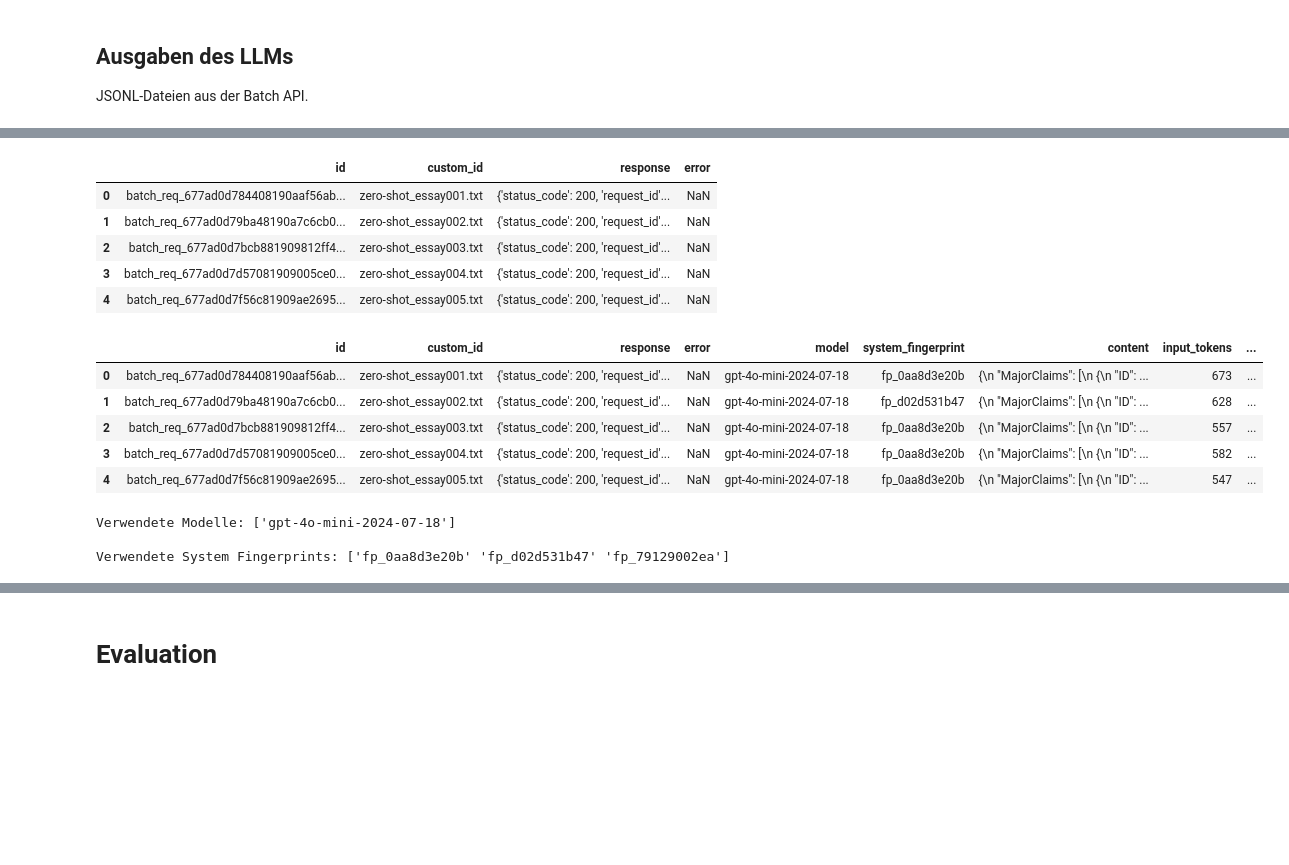
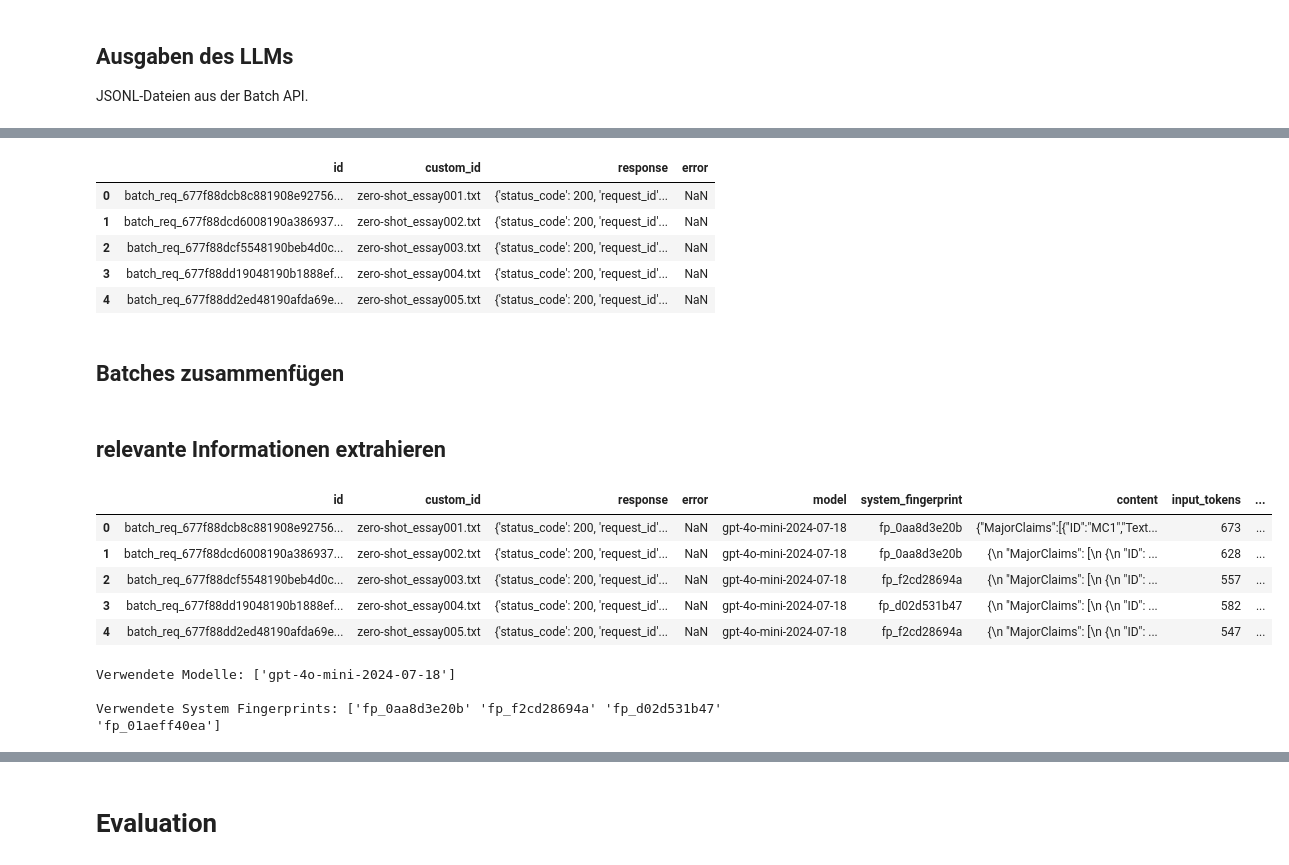
Before and after one commit to BF-DS/argument-mining, a Jupyter notebook: evaluation.ipynb, the cells around one changed output, grey strips where cells are left out. Cells and saved outputs as stored; diff of their text form; code cells hidden in the pictures; blank space fills up the shorter version.

```diff
--- a/evaluation.ipynb
+++ b/evaluation.ipynb
@@ -187,10 +221,12 @@ jsonl_files_directory_list
 # %%
-zs_df = pd.read_json(jsonl_files_directory_list[0], lines=True)
-zs_df.head()
+batch_output_1 = pd.read_json("batch_api/output/output-batch-1.jsonl", lines=True)
+batch_output_1.head()
 # %% [output]
 |  | id | custom_id | response | error |
-| 0 | batch_req_677ad0d784408190aaf56ab... | zero-shot_essay001.txt | {'status_code': 200, 'request_id'... | NaN |
-| 1 | batch_req_677ad0d79ba48190a7c6cb0... | zero-shot_essay002.txt | {'status_code': 200, 'request_id'... | NaN |
-| 2 | batch_req_677ad0d7bcb881909812ff4... | zero-shot_essay003.txt | {'status_code': 200, 'request_id'... | NaN |
-| 3 | batch_req_677ad0d7d57081909005ce0... | zero-shot_essay004.txt | {'status_code': 200, 'request_id'... | NaN |
-| 4 | batch_req_677ad0d7f56c81909ae2695... | zero-shot_essay005.txt | {'status_code': 200, 'request_id'... | NaN |
+| 0 | batch_req_677f88dcb8c881908e92756... | zero-shot_essay001.txt | {'status_code': 200, 'request_id'... | NaN |
+| 1 | batch_req_677f88dcd6008190a386937... | zero-shot_essay002.txt | {'status_code': 200, 'request_id'... | NaN |
+| 2 | batch_req_677f88dcf5548190beb4d0c... | zero-shot_essay003.txt | {'status_code': 200, 'request_id'... | NaN |
+| 3 | batch_req_677f88dd19048190b1888ef... | zero-shot_essay004.txt | {'status_code': 200, 'request_id'... | NaN |
+| 4 | batch_req_677f88dd2ed48190afda69e... | zero-shot_essay005.txt | {'status_code': 200, 'request_id'... | NaN |
+# %% [markdown]
+## Batches zusammenfügen
@@ -197,24 +237,26 @@ zs_df.head()
+# %% [markdown]
+## relevante Informationen extrahieren
 # %%
 def extract_response_info(response):
     response_json = response
     model = response_json['body']['model']
     system_fingerprint = response_json['body']['system_fingerprint']
     content = response_json['body']['choices'][0]['message']['content']
     prompt_tokens = response_json['body']['usage']['prompt_tokens']
     completion_tokens = response_json['body']['usage']['completion_tokens']
     total_tokens = response_json['body']['usage']['total_tokens']
     promot_token_details = response_json['body']['usage']['prompt_tokens_details']
     completion_token_details = response_json['body']['usage']['completion_tokens_details']
 
 
     return pd.Series([model, system_fingerprint, content, prompt_tokens, completion_tokens, total_tokens, promot_token_details, completion_token_details])
 
-zs_df[['model','system_fingerprint', 'content', 'input_tokens', 'output_tokens', 'total_tokens', 'prompt_token_details', 'completion_token_details']] = zs_df['response'].apply(extract_response_info)
-zs_df.head()
+batch_output_1[['model','system_fingerprint', 'content', 'input_tokens', 'output_tokens', 'total_tokens', 'prompt_token_details', 'completion_token_details']] = batch_output_1['response'].apply(extract_response_info)
+batch_output_1.head()
 # %% [output]
 |  | id | custom_id | response | error | model | system_fingerprint | content | input_tokens | ... |
-| 0 | batch_req_677ad0d784408190aaf56ab... | zero-shot_essay001.txt | {'status_code': 200, 'request_id'... | NaN | gpt-4o-mini-2024-07-18 | fp_0aa8d3e20b | {\n "MajorClaims": [\n {\n "ID": ... | 673 | ... |
-| 1 | batch_req_677ad0d79ba48190a7c6cb0... | zero-shot_essay002.txt | {'status_code': 200, 'request_id'... | NaN | gpt-4o-mini-2024-07-18 | fp_d02d531b47 | {\n "MajorClaims": [\n {\n "ID": ... | 628 | ... |
-| 2 | batch_req_677ad0d7bcb881909812ff4... | zero-shot_essay003.txt | {'status_code': 200, 'request_id'... | NaN | gpt-4o-mini-2024-07-18 | fp_0aa8d3e20b | {\n "MajorClaims": [\n {\n "ID": ... | 557 | ... |
-| 3 | batch_req_677ad0d7d57081909005ce0... | zero-shot_essay004.txt | {'status_code': 200, 'request_id'... | NaN | gpt-4o-mini-2024-07-18 | fp_0aa8d3e20b | {\n "MajorClaims": [\n {\n "ID": ... | 582 | ... |
-| 4 | batch_req_677ad0d7f56c81909ae2695... | zero-shot_essay005.txt | {'status_code': 200, 'request_id'... | NaN | gpt-4o-mini-2024-07-18 | fp_0aa8d3e20b | {\n "MajorClaims": [\n {\n "ID": ... | 547 | ... |
+| 0 | batch_req_677f88dcb8c881908e92756... | zero-shot_essay001.txt | {'status_code': 200, 'request_id'... | NaN | gpt-4o-mini-2024-07-18 | fp_0aa8d3e20b | {"MajorClaims":[{"ID":"MC1","Text... | 673 | ... |
+| 1 | batch_req_677f88dcd6008190a386937... | zero-shot_essay002.txt | {'status_code': 200, 'request_id'... | NaN | gpt-4o-mini-2024-07-18 | fp_0aa8d3e20b | {\n "MajorClaims": [\n {\n "ID": ... | 628 | ... |
+| 2 | batch_req_677f88dcf5548190beb4d0c... | zero-shot_essay003.txt | {'status_code': 200, 'request_id'... | NaN | gpt-4o-mini-2024-07-18 | fp_f2cd28694a | {\n "MajorClaims": [\n {\n "ID": ... | 557 | ... |
+| 3 | batch_req_677f88dd19048190b1888ef... | zero-shot_essay004.txt | {'status_code': 200, 'request_id'... | NaN | gpt-4o-mini-2024-07-18 | fp_d02d531b47 | {\n "MajorClaims": [\n {\n "ID": ... | 582 | ... |
+| 4 | batch_req_677f88dd2ed48190afda69e... | zero-shot_essay005.txt | {'status_code': 200, 'request_id'... | NaN | gpt-4o-mini-2024-07-18 | fp_f2cd28694a | {\n "MajorClaims": [\n {\n "ID": ... | 547 | ... |
@@ -221,7 +266,7 @@ zs_df.head()
 # %%
-print(f"Verwendete Modelle: {zs_df['model'].unique()}")
-print(f"\nVerwendete System Fingerprints: {zs_df['system_fingerprint'].unique()}")
+print(f"Verwendete Modelle: {batch_output_1['model'].unique()}")
+print(f"\nVerwendete System Fingerprints: {batch_output_1['system_fingerprint'].unique()}")
 # %% [output]
 Verwendete Modelle: ['gpt-4o-mini-2024-07-18']
 
-Verwendete System Fingerprints: ['fp_0aa8d3e20b' 'fp_d02d531b47' 'fp_79129002ea']
+Verwendete System Fingerprints: ['fp_0aa8d3e20b' 'fp_f2cd28694a' 'fp_d02d531b47' 'fp_01aeff40ea']
```
Also changed, not shown: parts of 19 cells of this notebook, 1 other file.
